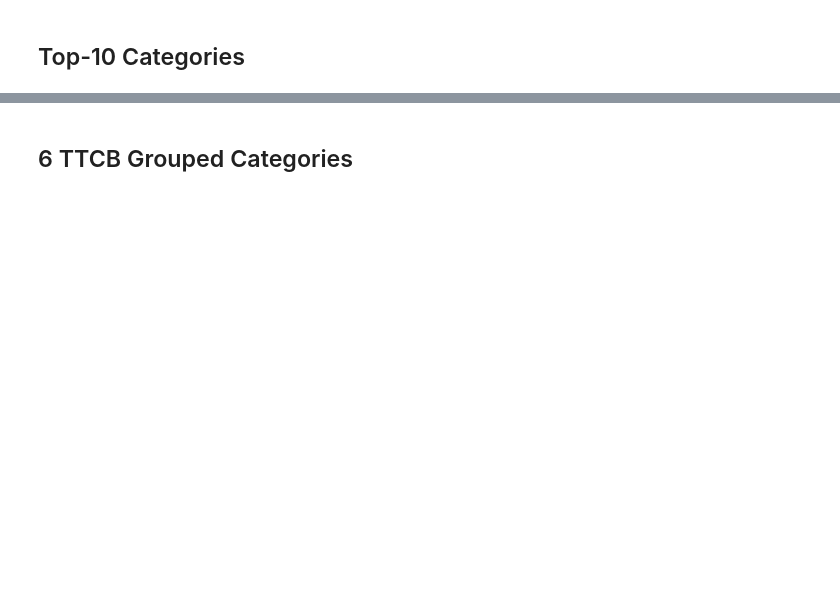
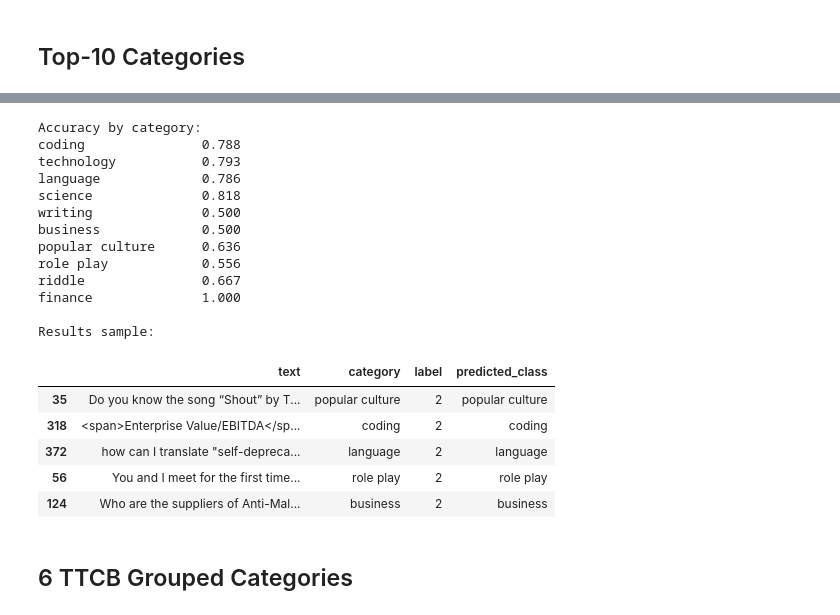
Before and after one commit to reddgr/zero-shot-text-classification, a Jupyter notebook: 02-zero-shot-prompt-classifier-tests.ipynb, the cells around one changed output, grey strips where cells are left out. Saved outputs shown, nothing was run; the diff lists cells and outputs as text; code cells hidden in the pictures; blank space fills up the shorter version.

Commit message:
current model tests

```diff
--- a/02-zero-shot-prompt-classifier-tests.ipynb
+++ b/02-zero-shot-prompt-classifier-tests.ipynb
@@ -239,3 +239,35 @@ metrics_comp.compare_conf_matrices()
+# %%
+zs_test_metrics.get('detailed_results')
+results_df = pd.DataFrame(zs_test_metrics['detailed_results'])
+results_by_category = results_df.groupby(['category', 'predicted_class']).size().unstack(fill_value=0)
+accuracy_by_category = results_df.groupby('category').apply(lambda x: (x['category'] == x['predicted_class']).mean())
+
+print("\nAccuracy by category:")
+for category in top_categories:
+    print(f"{category:20} {accuracy_by_category[category]:.3f}")
+
+print("\nResults sample:")
+display(results_df.sample(5))
+# %% [output]
+Accuracy by category:
+coding               0.788
+technology           0.793
+language             0.786
+science              0.818
+writing              0.500
+business             0.500
+popular culture      0.636
+role play            0.556
+riddle               0.667
+finance              1.000
+
+Results sample:
+|  | text | category | label | predicted_class |
+| 35 | Do you know the song “Shout” by T... | popular culture | 2 | popular culture |
+| 318 | <span>Enterprise Value/EBITDA</sp... | coding | 2 | coding |
+| 372 | how can I translate "self-depreca... | language | 2 | language |
+| 56 | You and I meet for the first time... | role play | 2 | role play |
+| 124 | Who are the suppliers of Anti-Mal... | business | 2 | business |
 # %% [markdown]
 ## 6 TTCB Grouped Categories
 # %%
```
Also changed, not shown: parts of 10 cells of this notebook.
